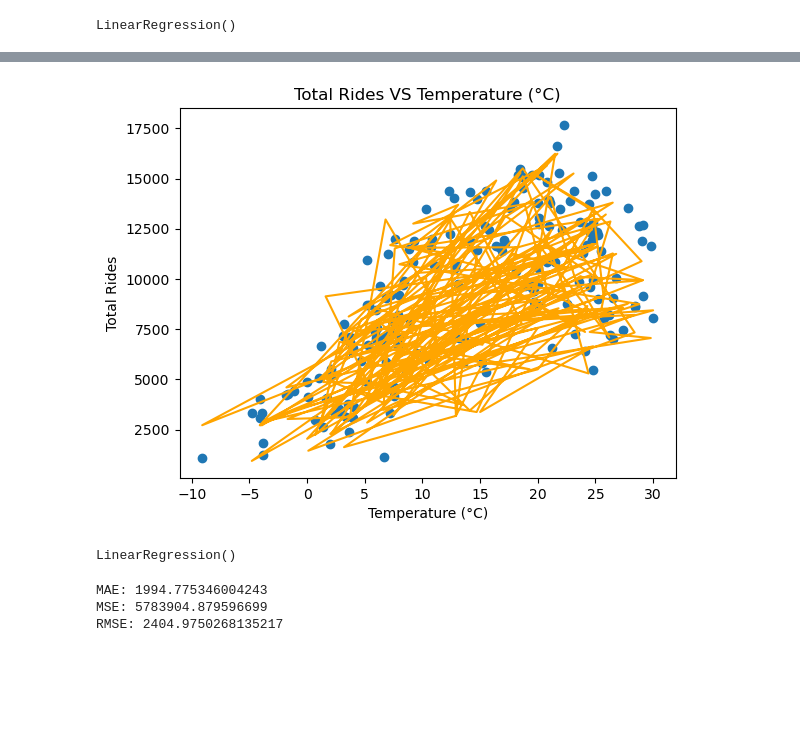
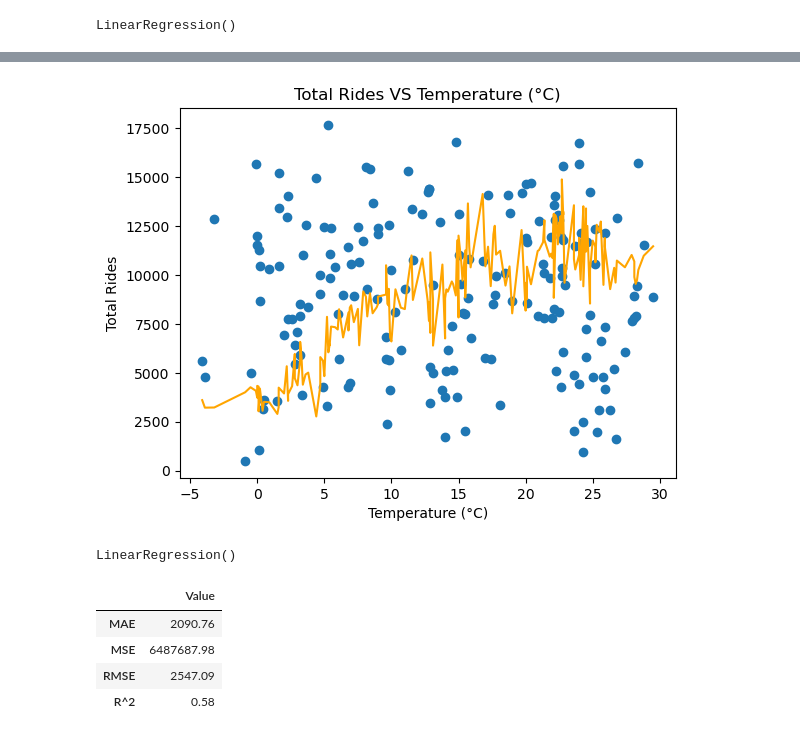
Before and after one commit to michalpasternak7/CA-Project-3-Capital-Bike-Share, a Jupyter notebook: cbs_weather_multivariate.ipynb, the cells around one changed output, grey strips where cells are left out. Drawn from its saved outputs; the diff is of its cells as text; code cells hidden in the pictures; blank space fills up the shorter version.

```diff
--- a/cbs_weather_multivariate.ipynb
+++ b/cbs_weather_multivariate.ipynb
@@ -151,7 +152,7 @@ plt.show()
 [figure]
 # %%
 # split the data into features (X) and target variable (y)
-X = weather_data[['temperature_2m_mean (°C)', 'windspeed_10m_max (km/h)']] # features
+X = weather_data[['temperature_2m_mean (°C)', 'windspeed_10m_max (km/h)', 'is_weekend']] # features
 y = weather_data['Total_rides']  # target variable
 # %%
 # split the data into training and testing sets
@@ -269,8 +284,6 @@ plt.show()
 # %%
-# train the model
-
-# initialize the Linear Regression model
-rf_rides_temp = RandomForestClassifier()
+# initialize the RandomForestRegressor model
+rf_rides_temp = RandomForestRegressor()
 
 # train the model
 rf_rides_temp.fit(X_train, y_train)
@@ -295,18 +305,22 @@ RMSE: 3546.3657785080036
+# %%
+predictions = X_test.copy()
+predictions['prediction'] = y_pred
+predictions.sort_values(by='temperature_2m_mean (°C)', inplace=True)
 # %%
 # plot the total rides and temperature
-plt.scatter(X_test['temperature_2m_mean (°C)'], y_test)
+plt.scatter(predictions['temperature_2m_mean (°C)'], y_test)
 
 # plot the regression line
-plt.plot(X_test['temperature_2m_mean (°C)'], y_pred, color="orange")
+plt.plot(predictions['temperature_2m_mean (°C)'], predictions['prediction'], color="orange")
 
 # set plot labels and title
 plt.title("Total Rides VS Temperature (°C)")
 plt.xlabel('Temperature (°C)')
 plt.ylabel('Total Rides')
 
 plt.show()
 # %% [output]
-[figure, old version]
+[figure, new version]
 # %%
 # transform features to include polynomial terms up to degree 3
 poly_features = PolynomialFeatures(degree=3)
@@ -321,19 +335,16 @@ LinearRegression()
 # Generate predictions using the trained model
 X_test_poly = poly_features.transform(X_test)
 y_pred = poly_regression.predict(X_test_poly)
-# %%
-mae = mean_absolute_error(y_true=y_test,y_pred=y_pred)
-#squared True returns MSE value, False returns RMSE value.
-mse = mean_squared_error(y_true=y_test,y_pred=y_pred) #default=True
-rmse = mean_squared_error(y_true=y_test,y_pred=y_pred,squared=False)
-
-print("MAE:",mae)
-print("MSE:",mse)
-print("RMSE:",rmse)
-# %% [output]
-MAE: 1994.775346004243
-MSE: 5783904.879596699
-RMSE: 2404.9750268135217
+# %%
+result_dict = evaluate_regression_model(y_test, y_pred)
+result_df = pd.DataFrame.from_dict(result_dict, orient='index', columns=['Value'])
+result_df
+# %% [output]
+|  | Value |
+| MAE | 2090.76 |
+| MSE | 6487687.98 |
+| RMSE | 2547.09 |
+| R^2 | 0.58 |
 # %%
 predictions = X_test.copy()
 predictions['prediction'] = y_pred
```
Also changed, not shown: parts of 24 cells of this notebook, 3 other files.
